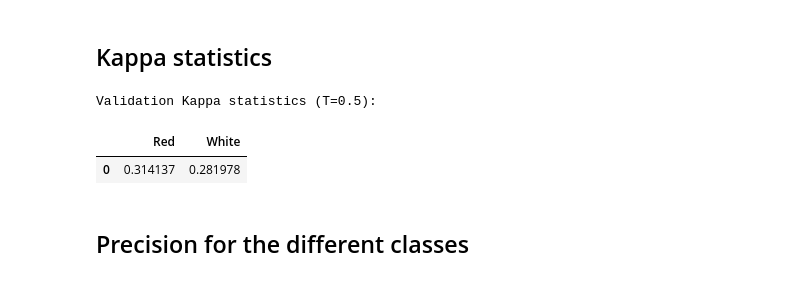
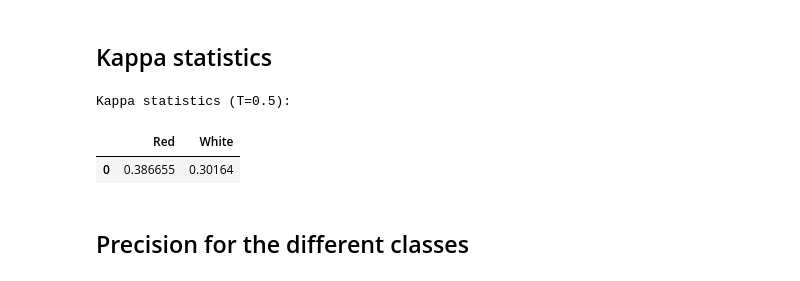
Before and after one commit to JMGilbert/STAT4241-Final-Project, a Jupyter notebook: 5241NN.ipynb, the cells around one changed output. Drawn from its saved outputs; the diff is of its cells as text; code cells hidden in the pictures.

```diff
--- a/5241NN.ipynb
+++ b/5241NN.ipynb
@@ -715,18 +715,20 @@ In the test dataset, one of the 3-point wine is classified as 8!
 # %% [markdown]
 ## Kappa statistics
 # %%
+Result_TEST_white=TEST_NN(MODEL_NN_white,X_white_torch,Y_white_torch[:,0],T_list)
+Result_TEST_red=TEST_NN(MODEL_NN_red,X_red_torch,Y_red_torch[:,0],T_list)
 test_kappa_red=Result_TEST_red["kappa"]
-#print("Test KAPPA is {}% (T=0.5);".format(round(test_kappa*100,3)))
+#print("KAPPA is {}% (T=0.5);".format(round(test_kappa*100,3)))
 test_kappa_white=Result_TEST_white["kappa"]
-#print("Test KAPPA is {}% (T=0.5);".format(round(test_kappa*100,3)))
+#print("KAPPA is {}% (T=0.5);".format(round(test_kappa*100,3)))
 kappadf=pd.DataFrame([test_kappa_red,test_kappa_white]).transpose()
 kappadf.columns=["Red","White"]
-print("Validation Kappa statistics (T=0.5):")
+print("Kappa statistics (T=0.5):")
 kappadf
 # %% [output]
-Validation Kappa statistics (T=0.5):
+Kappa statistics (T=0.5):
 |  | Red | White |
-| 0 | 0.314137 | 0.281978 |
+| 0 | 0.386655 | 0.30164 |
 # %% [markdown]
 ## Precision for the different classes
 # %% [markdown]
```
